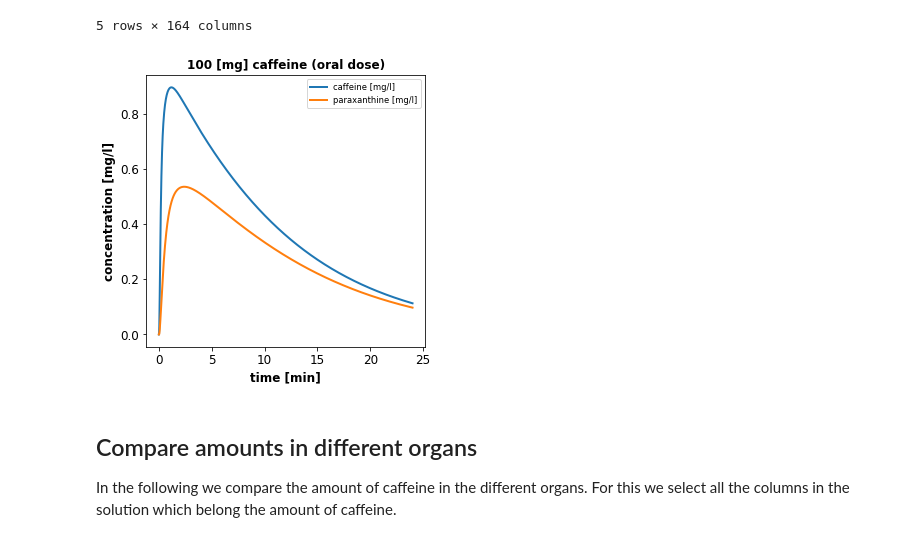
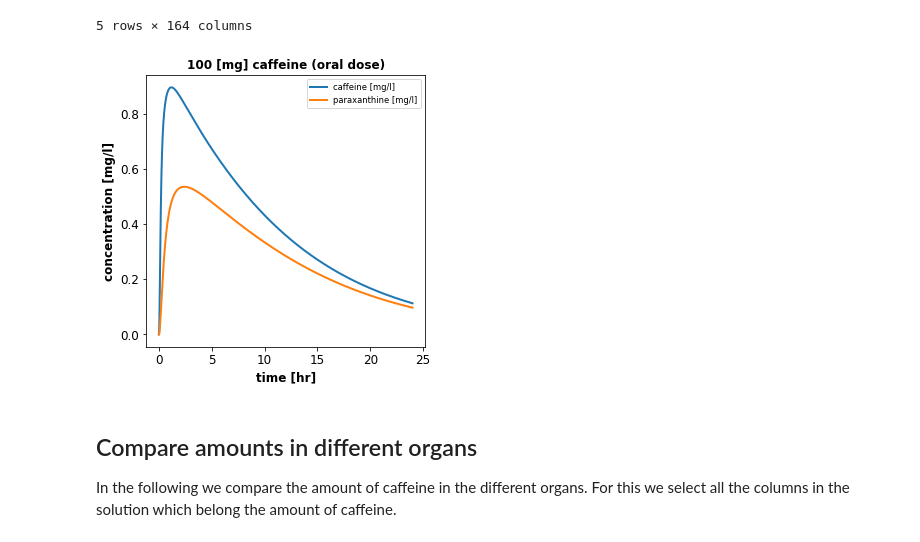
Before and after one commit to matthiaskoenig/pkpd-course, a Jupyter notebook: notebooks/pkpd-tutorial.ipynb, the cells around one changed output. Cells and saved outputs as stored; diff of their text form; code cells hidden in the pictures.

```diff
--- a/notebooks/pkpd-tutorial.ipynb
+++ b/notebooks/pkpd-tutorial.ipynb
@@ -130,20 +133,20 @@ display(s.head())
 # %%
 # plot venous caffeine & paraxanthine concentrations against time
 f1, ax1 = plt.subplots(1, 1, figsize=(5, 5))
 
-time_min = s.time/60  # [min] -> [hr]
+time_hr = s.time/60  # [min] -> [hr]
 
 # caffeine concentration, venous blood
-ax1.plot(time_min, s.Mve_caf, linewidth=2, label="caffeine [mg/l]", color="tab:blue")
+ax1.plot(time_hr, s.Mve_caf, linewidth=2, label="caffeine [mg/l]", color="tab:blue")
 # paraxanthine concentration, venous blood
-ax1.plot(time_min, s.Mve_px, linewidth=2, label="paraxanthine [mg/l]", color="tab:orange")
+ax1.plot(time_hr, s.Mve_px, linewidth=2, label="paraxanthine [mg/l]", color="tab:orange")
 ax1.set_title('100 [mg] caffeine (oral dose)')
 ax1.set_ylabel('concentration [mg/l]')
-ax1.set_xlabel('time [min]')
+ax1.set_xlabel('time [hr]')
 ax1.legend()
 plt.show()
 # %% [output]
-[figure, old version]
+[figure, new version]
 # %% [markdown]
 ## Compare amounts in different organs
 In the following we compare the amount of caffeine in the different organs.
```
Also changed, not shown: parts of 2 cells of this notebook.
